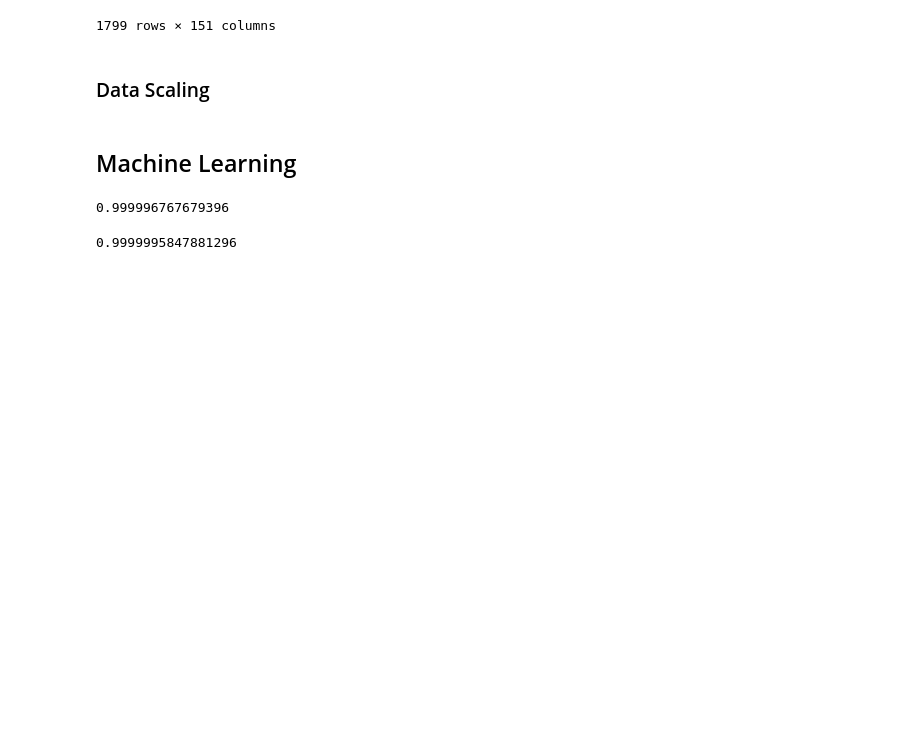
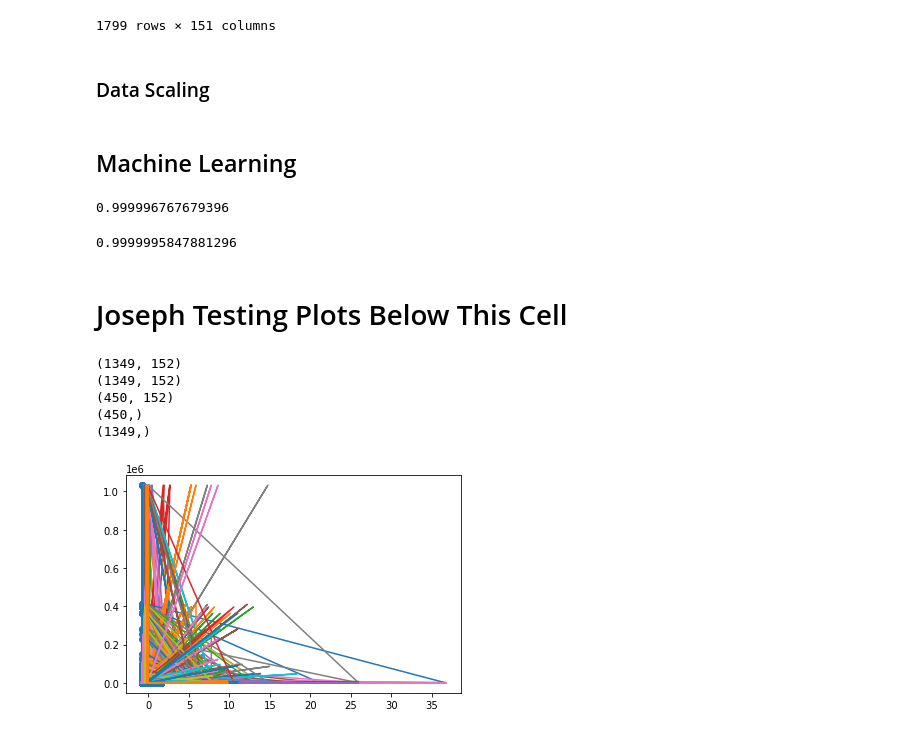
Before and after one commit to josephchancey/ca-wildfire-ml, a Jupyter notebook: data/clean/Preprocessing-&-Machine-Learning.ipynb, the cells around one changed output. Saved outputs shown, nothing was run; the diff lists cells and outputs as text; code cells hidden in the pictures; blank space fills up the shorter version.

```diff
--- a/data/clean/Preprocessing-&-Machine-Learning.ipynb
+++ b/data/clean/Preprocessing-&-Machine-Learning.ipynb
@@ -345,3 +345,42 @@ lasso = Lasso().fit(X_train_scaled, y_train)
 lasso.score(X_test_scaled, y_test)
 # %% [output]
 0.9999995847881296
+# %% [markdown]
+# Joseph Testing Plots Below This Cell
+# %%
+print(X_train_scaled.shape)
+print(X_train.shape)
+print(X_test.shape)
+print(y_test.shape)
+print(y_train.shape)
+# %% [output]
+(1349, 152)
+(1349, 152)
+(450, 152)
+(450,)
+(1349,)
+# %%
+# https://stackoverflow.com/questions/36940182/python-why-does-my-linear-regression-plot-give-me-many-messy-coloured-lines
+# ^
+
+"""
+I suspect your problem/confusion here is with the dimensions of the problem. My understanding is that you expect to see a line going through the
+points where the line function takes in X and outputs lr.predict(X). You aren't going to see that one line because your X variable has 12 columns
+therefore you have 12 different independent variables.
+
+If you are trying to plot all of them along with your one dependent variable, lr.predict(X), then you are going to need 13 dimensions.
+The plot method isn't going to plot that for you. Instead it attempts to draw 12 different lines one for each dimension in X. That's what you are seeing.
+
+"""
+
+plt.scatter(X_train_scaled[:,0], y_train)
+plt.plot(X_train_scaled, reg.predict(X_train_scaled))
+plt.show()
+
+# What may be needed is this approach
+# https://jakevdp.github.io/PythonDataScienceHandbook/05.06-linear-regression.html
+
+# ALSO - Scikit learn Docs
+# https://scikit-learn.org/stable/auto_examples/linear_model/plot_ols.html
+# %% [output]
+[figure, added]
```
Also changed, not shown: 2 other files.
